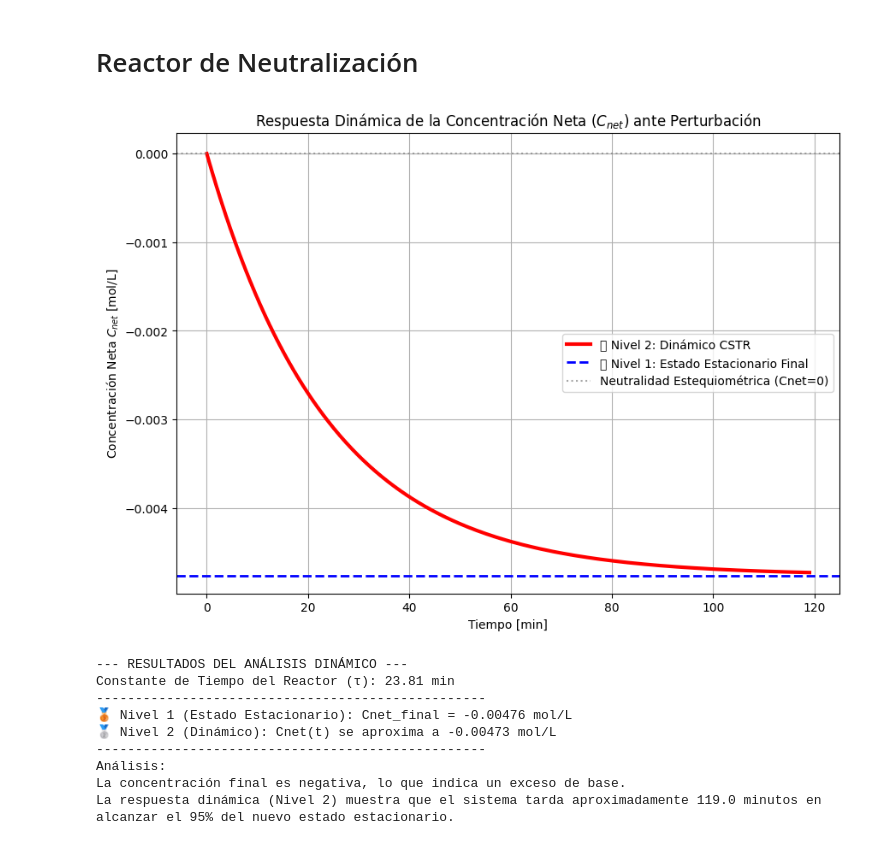
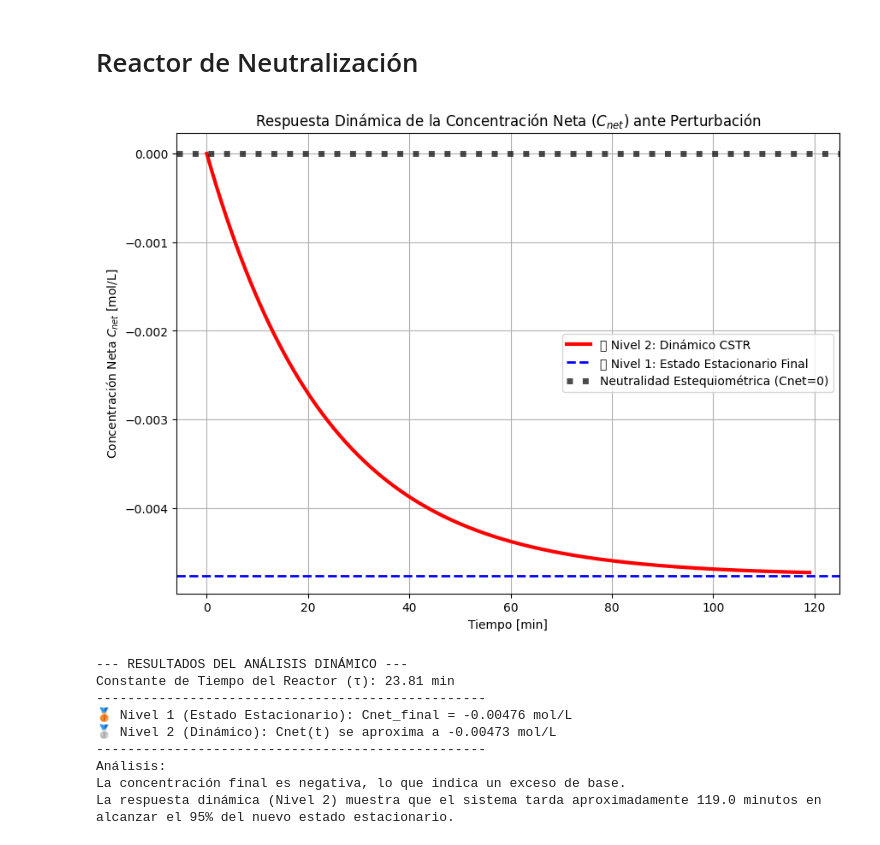
Before and after one commit to Nram94/simulacion-modelacion-python, a Jupyter notebook: Semana07_AplicacionesII.ipynb, the cells around one changed output. Cells and saved outputs as stored; diff of their text form; code cells hidden in the pictures.

Commit message:
Mejorar Visualización

```diff
--- a/Semana07_AplicacionesII.ipynb
+++ b/Semana07_AplicacionesII.ipynb
@@ -147,8 +147,8 @@ from scipy.integrate import odeint
 # =============================================================================
 
 # Concentración Neta Final (predicción del Nivel 1)
-def Cnet_estacionario(VA_dot, CA_in, V_B_dot_final, CB_in, V_dot_final):
-  Cnet_final = (VA_dot * CA_in - V_B_dot_final * CB_in) / V_dot_final
+def Cnet_estacionario(VA_dot, CA_in, VB_dot_final, CB_in, V_dot_final):
+  Cnet_final = (VA_dot * CA_in - VB_dot_final * CB_in) / V_dot_final
 
   return Cnet_final
 
@@ -156,14 +156,14 @@ def Cnet_estacionario(VA_dot, CA_in, V_B_dot_final, CB_in, V_dot_final):
 # 2. NIVEL 2: EDO DINÁMICA (TRAYECTORIA CNET(t))
 # =============================================================================
 
-def dCnet_dt_nivel2(Cnet, t, V, VA_dot, VB_dot_final, CA_in, CB_in):
+def dCnet_dt_nivel2(Cnet, t, V, VA_dot, VBdot_final, CA_in, CB_in):
     """
     EDO Nivel 2: Balance de Materia Dinámico para la Concentración Neta.
     dCnet/dt = 1/V * [ (Entrada Neta) - (Salida Total) ]
     """
 
     # Término de Entrada Neta (mol/min)
-    Entrada_Neta = (VA_dot * CA_in) - (VB_dot_final * CB_in)
+    Entrada_Neta = (VA_dot * CA_in) - (VBdot_final * CB_in)
 
     # Término de Salida (mol/min)
     V_dot = VA_dot + VB_dot_final
@@ -212,35 +212,35 @@ Cnet_sol_N2 = odeint(dCnet_dt_nivel2, Cnet0, t_sim, args=args2).flatten()
 plt.figure(figsize=(10, 7))
 
 # --- Gráfica Nivel 2 (Trayectoria dinámica) ---
 plt.plot(t_sim, Cnet_sol_N2, label='🥈 Nivel 2: Dinámico CSTR', linestyle='-', color='red', linewidth=3)
 
 # --- Gráfica Nivel 1 (Valor final como línea horizontal) ---
 # El Nivel 1 predice el valor final al que debe llegar el Nivel 2
 plt.axhline(Cnet_final_N1, label=f'🥉 Nivel 1: Estado Estacionario Final', linestyle='--', color='blue', linewidth=2)
-plt.axhline(0.0, color='gray', linestyle=':', alpha=0.7, label='Neutralidad Estequiométrica (Cnet=0)')
+plt.axhline(0.0, linestyle=':', alpha=0.7, label='Neutralidad Estequiométrica (Cnet=0)', color='black', linewidth=5)
 
 
 plt.title('Respuesta Dinámica de la Concentración Neta ($C_{net}$) ante Perturbación')
 plt.xlabel("Tiempo [min]")
 plt.ylabel("Concentración Neta $C_{net}$ [mol/L]")
 plt.legend()
 plt.grid(True)
 plt.show()
 
 # =============================================================================
 # RESULTADOS CLAVE
 # =============================================================================
 print("\n--- RESULTADOS DEL ANÁLISIS DINÁMICO ---")
 print(f"Constante de Tiempo del Reactor (τ): {tau:.2f} min")
 print("-" * 50)
 print(f"🥉 Nivel 1 (Estado Estacionario): Cnet_final = {Cnet_final_N1:.5f} mol/L")
 print(f"🥈 Nivel 2 (Dinámico): Cnet(t) se aproxima a {Cnet_sol_N2[-1]:.5f} mol/L")
 print("-" * 50)
 print("Análisis:")
 print(f"La concentración final es negativa, lo que indica un exceso de base.")
 print(f"La respuesta dinámica (Nivel 2) muestra que el sistema tarda aproximadamente {t_sim[np.argmin(np.abs(Cnet_sol_N2 - Cnet_final_N1))]:.1f} minutos en alcanzar el 95% del nuevo estado estacionario.")
 # %% [output]
-[figure, old version]
+[figure, new version]
 --- RESULTADOS DEL ANÁLISIS DINÁMICO ---
 Constante de Tiempo del Reactor (τ): 23.81 min
 --------------------------------------------------
```
